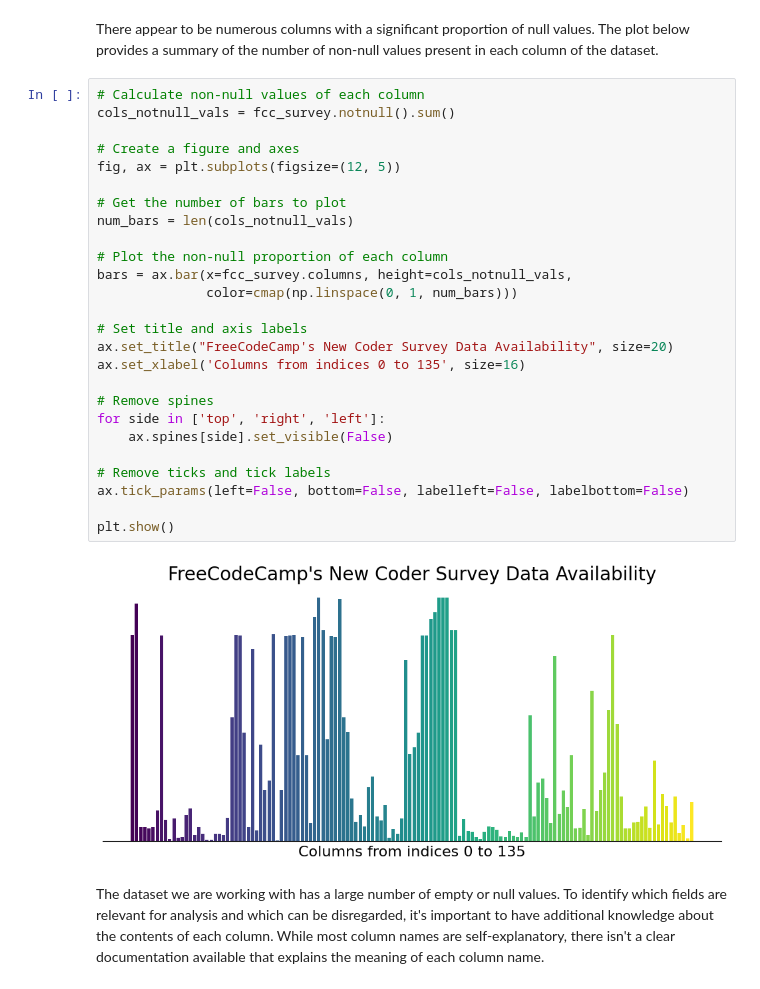
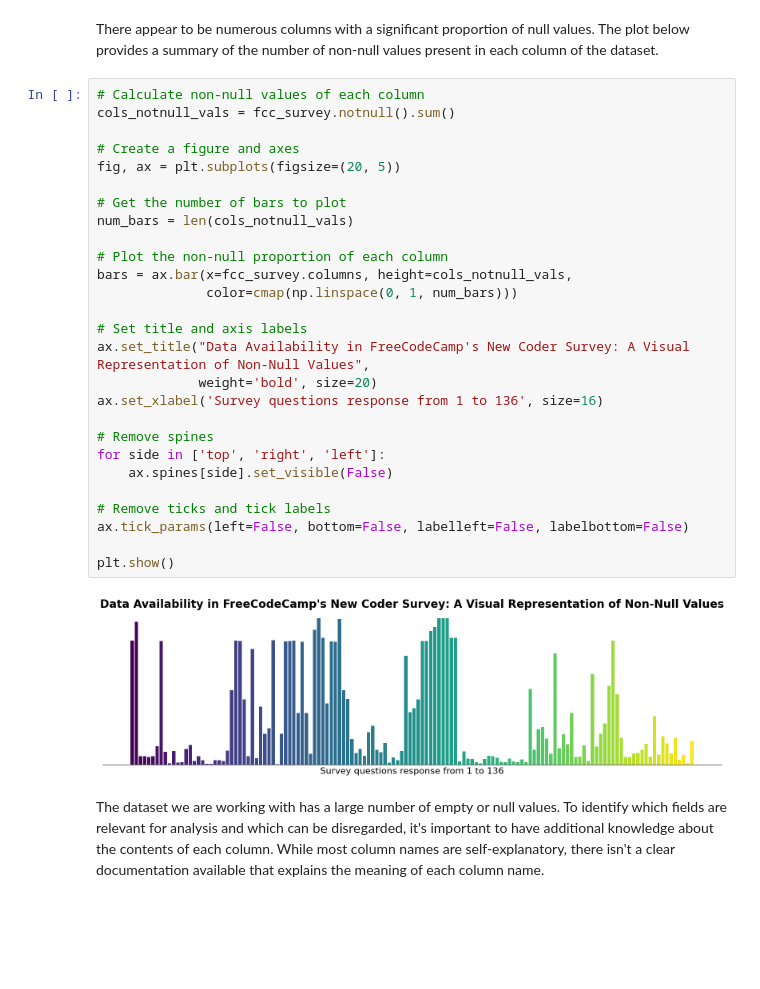
Before and after one commit to MuhammadAwon/datascience-projects, a Jupyter notebook: Projects/finding-best-markets-to-advertise/best-markets-to-advertise.ipynb, the cells around one changed output. Saved outputs shown, nothing was run; the diff lists cells and outputs as text; blank space fills up the shorter version.

```diff
--- a/Projects/finding-best-markets-to-advertise/best-markets-to-advertise.ipynb
+++ b/Projects/finding-best-markets-to-advertise/best-markets-to-advertise.ipynb
@@ -68,31 +67,32 @@ There appear to be numerous columns with a significant proportion of null values
 # %%
 # Calculate non-null values of each column
 cols_notnull_vals = fcc_survey.notnull().sum()
 
 # Create a figure and axes
-fig, ax = plt.subplots(figsize=(12, 5))
+fig, ax = plt.subplots(figsize=(20, 5))
 
 # Get the number of bars to plot
 num_bars = len(cols_notnull_vals)
 
 # Plot the non-null proportion of each column
 bars = ax.bar(x=fcc_survey.columns, height=cols_notnull_vals,
               color=cmap(np.linspace(0, 1, num_bars)))
 
 # Set title and axis labels
-ax.set_title("FreeCodeCamp's New Coder Survey Data Availability", size=20)
-ax.set_xlabel('Columns from indices 0 to 135', size=16)
+ax.set_title("Data Availability in FreeCodeCamp's New Coder Survey: A Visual Representation of Non-Null Values",
+             weight='bold', size=20)
+ax.set_xlabel('Survey questions response from 1 to 136', size=16)
 
 # Remove spines
 for side in ['top', 'right', 'left']:
     ax.spines[side].set_visible(False)
 
 # Remove ticks and tick labels
 ax.tick_params(left=False, bottom=False, labelleft=False, labelbottom=False)
 
 plt.show()
 # %% [output]
-[figure, old version]
+[figure, new version]
 # %% [markdown]
 The dataset we are working with has a large number of empty or null values. To identify which fields are relevant for analysis and which can be disregarded, it's important to have additional knowledge about the contents of each column. While most column names are self-explanatory, there isn't a clear documentation available that explains the meaning of each column name.
 # %%
```
Also changed, not shown: parts of 31 cells of this notebook.
